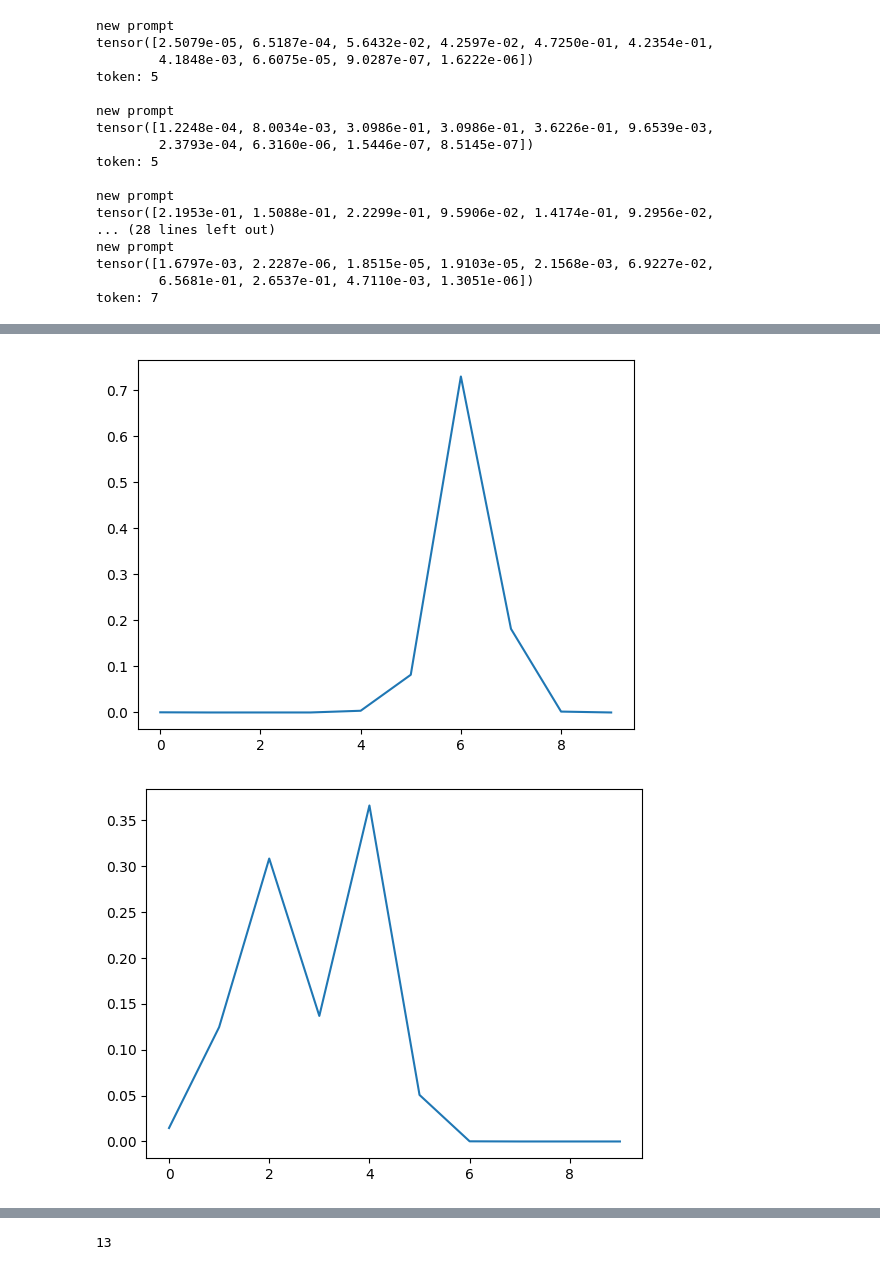
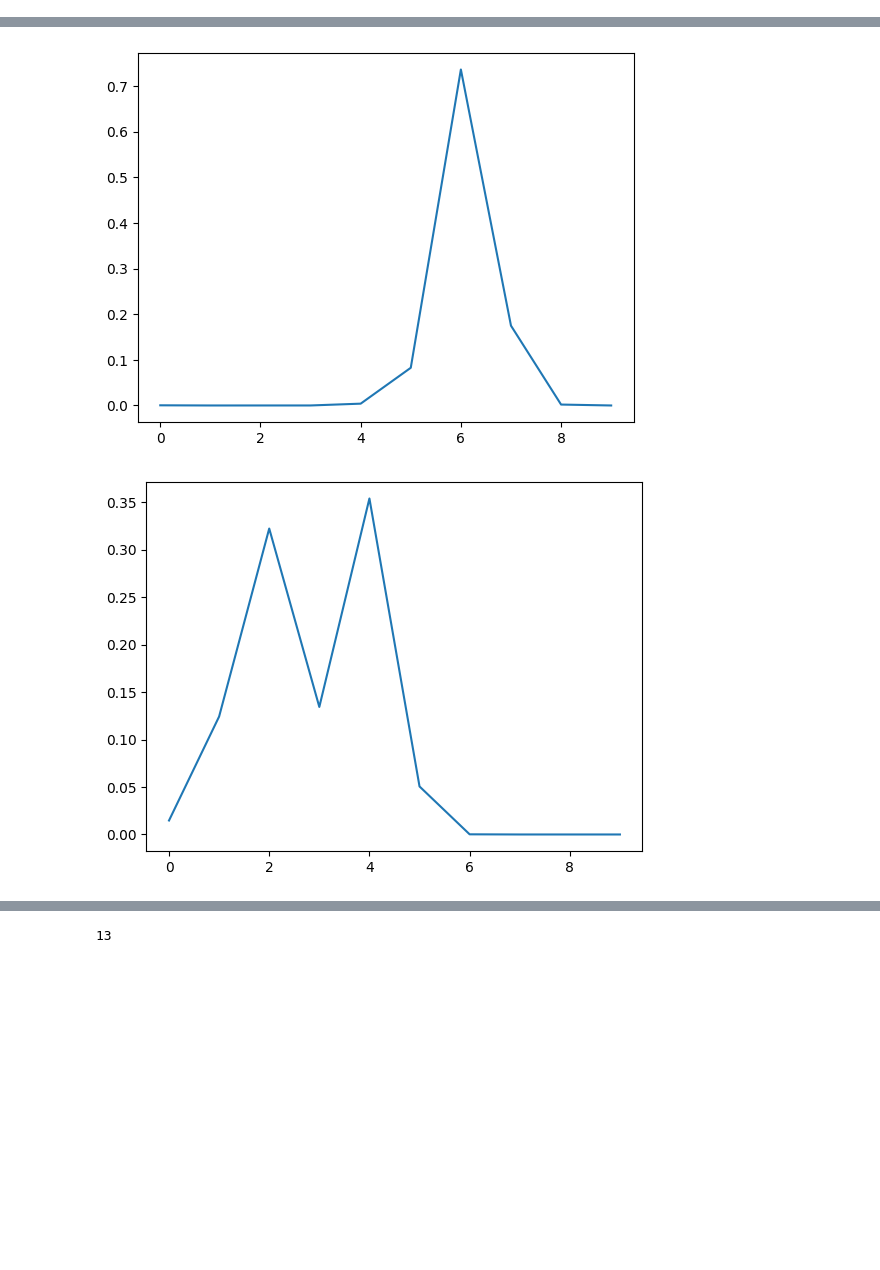
Before and after one commit to dnhkng/Frankenmerge, a Jupyter notebook: test.ipynb, the cells around one changed output, grey strips where cells are left out. Drawn from its saved outputs; the diff is of its cells as text; code cells hidden in the pictures; blank space fills up the shorter version.

```diff
--- a/test.ipynb
+++ b/test.ipynb
@@ -2,6 +2,7 @@
 import argparse
 import pickle
 import matplotlib.pyplot as plt
+import time
 
 
 import torch
@@ -378,7 +379,7 @@ for key, entry in stories.items():
 
     ratingValue = {}
     for crit, prompt in prompts.items():
-
+        start = time.time()
         # print(prompt)
         cache.current_seq_len = 0
         ids = tokenizer.encode(prompt)
@@ -401,14 +402,14 @@ for key, entry in stories.items():
         print(f"token: {token}")
         plt.figure()
         plt.plot(probabilities)
-        print()
+        print("duration: ", time.time() - start)
 
 
 
         ratingValue[crit] = probabilities #float(torch.sum(scores * probabilities))
     count += 1
 
-    if count == 10:
+    if count == 3:
         break
 # %% [output]
 {'1': 28740, '2': 28750, '3': 28770, '4': 28781, '5': 28782, '6': 28784, '7': 28787, '8': 28783, '9': 28774, ':': 714}
@@ -431,22 +432,5 @@ token: 7
-new prompt
-tensor([2.5079e-05, 6.5187e-04, 5.6432e-02, 4.2597e-02, 4.7250e-01, 4.2354e-01,
-        4.1848e-03, 6.6075e-05, 9.0287e-07, 1.6222e-06])
-token: 5
-
-new prompt
-tensor([1.2248e-04, 8.0034e-03, 3.0986e-01, 3.0986e-01, 3.6226e-01, 9.6539e-03,
-        2.3793e-04, 6.3160e-06, 1.5446e-07, 8.5145e-07])
-token: 5
-
-new prompt
-tensor([2.1953e-01, 1.5088e-01, 2.2299e-01, 9.5906e-02, 1.4174e-01, 9.2956e-02,
-... (28 lines left out)
-new prompt
-tensor([1.6797e-03, 2.2287e-06, 1.8515e-05, 1.9103e-05, 2.1568e-03, 6.9227e-02,
-        6.5681e-01, 2.6537e-01, 4.7110e-03, 1.3051e-06])
-token: 7
 [figure]
 [figure]
 [figure]
-[figure, old version]
+[figure, new version]
 [figure]
```
Also changed, not shown: parts of 9 cells of this notebook, 19 other files.
